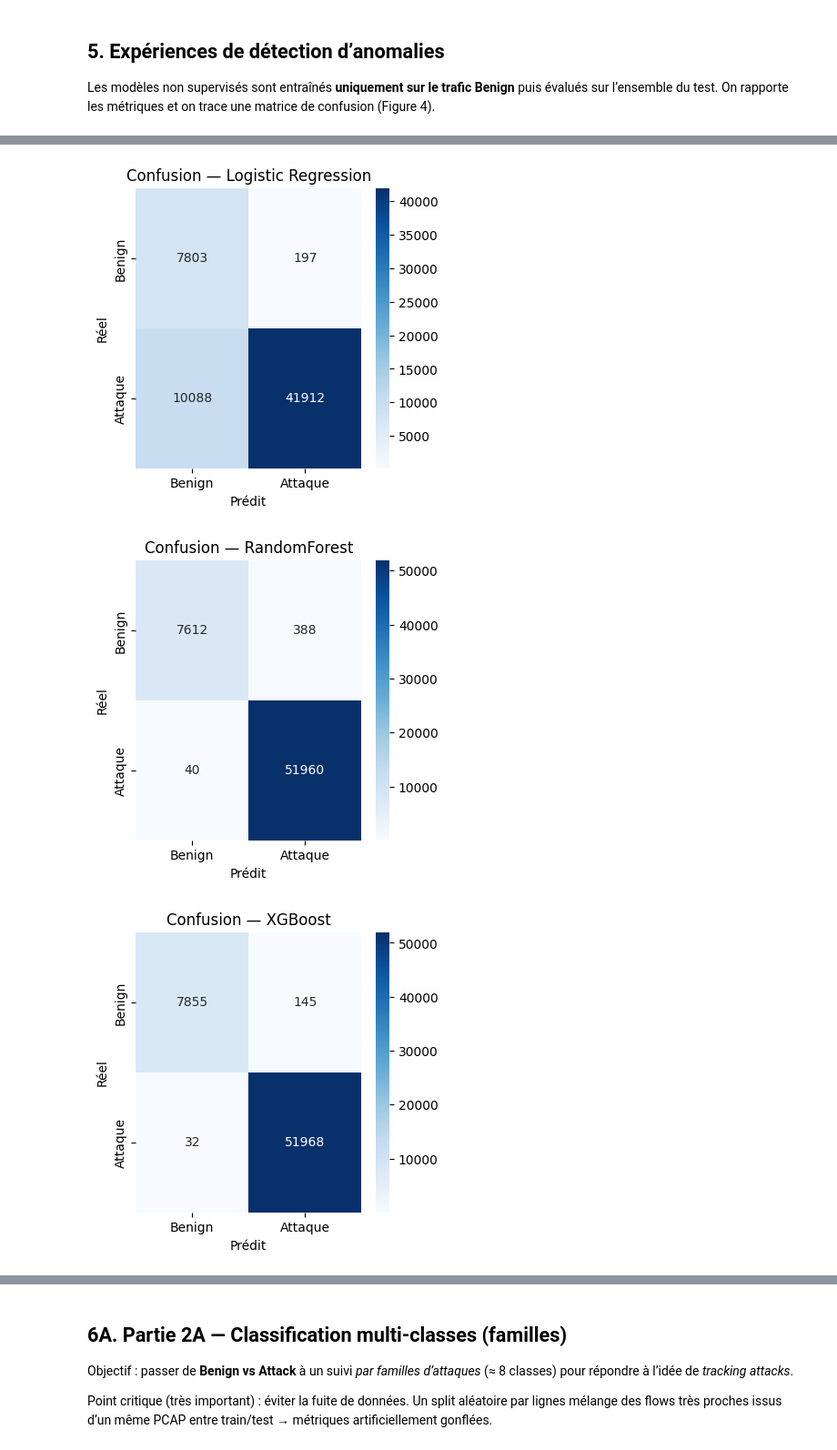
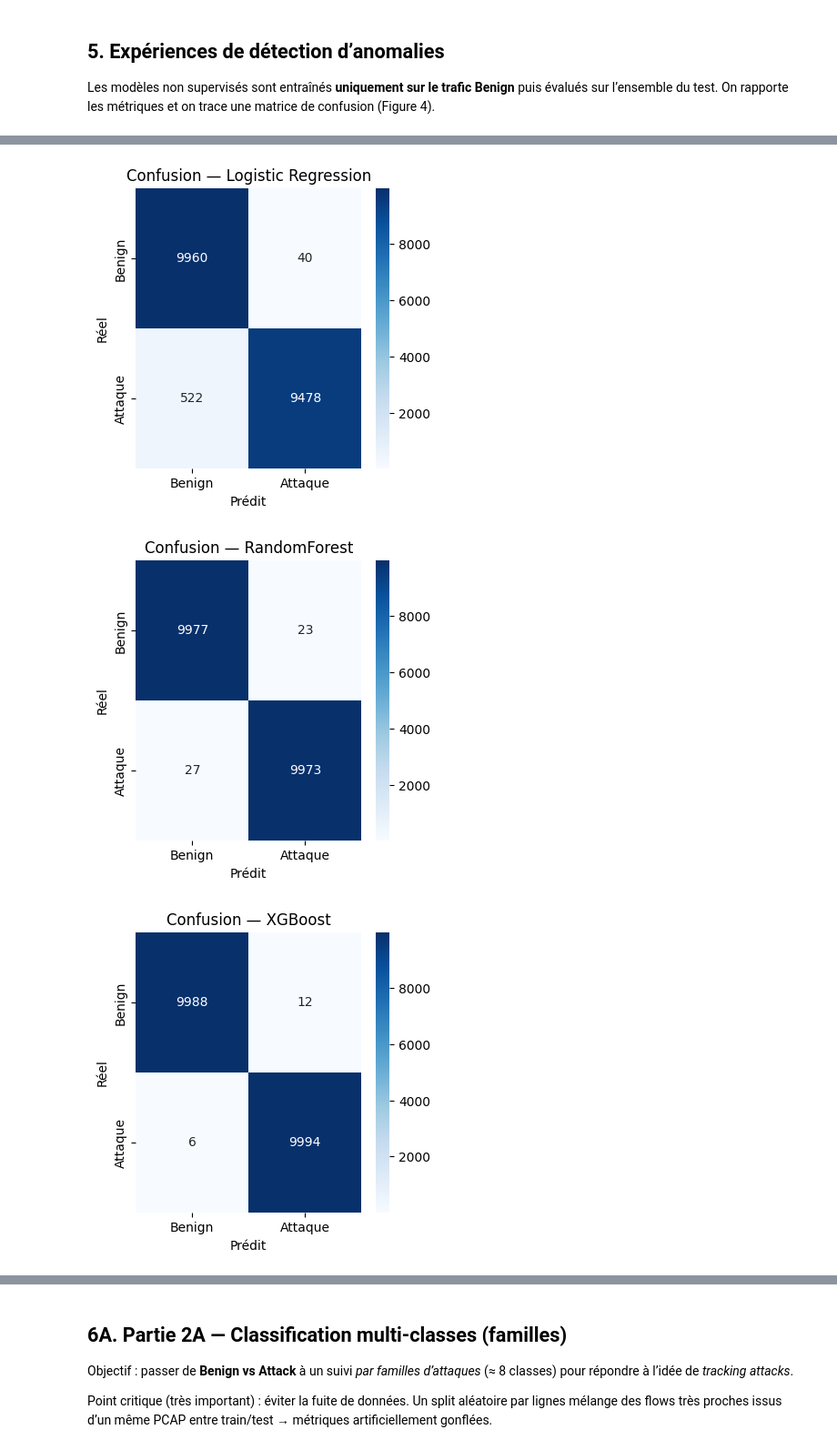
Before and after one commit to ErkannCh/mlsecu, a Jupyter notebook: mlsecu.ipynb, the cells around one changed output, grey strips where cells are left out. Shown at 91% size. Saved outputs shown, nothing was run; the diff lists cells and outputs as text; code cells hidden in the pictures.

```diff
--- a/mlsecu.ipynb
+++ b/mlsecu.ipynb
@@ -17,8 +17,8 @@ import pandas as pd
 import xgboost as xgb
 import matplotlib.pyplot as plt
 import seaborn as sns
+import tqdm
 
-from sklearn.model_selection import GroupShuffleSplit
 from sklearn.preprocessing import StandardScaler
 from sklearn.ensemble import IsolationForest, RandomForestClassifier
 from sklearn.svm import OneClassSVM
@@ -33,7 +33,6 @@ from sklearn.metrics import (
     average_precision_score,
     balanced_accuracy_score,
     matthews_corrcoef,
-	accuracy_score,
 )
 
 RANDOM_STATE = 42
@@ -56,10 +55,9 @@ CANONICAL_FAMILY = {
     "bruteforce": "BruteForce",
 }
 
-MAX_ROWS_PER_FILE = 10_000
-MAX_ROWS_PER_FAMILY = 60_000
-MAX_ROWS_TOTAL = 300_000
-MIN_SAMPLES_PER_SUBTYPE = 1_000
+MAX_ROWS_PER_FAMILY = 3_000
+MAX_ROWS_PER_SUBTYPE = 10_000
+MAX_ROWS_BINARY = 50_000
 # %% [markdown]
 ## 2. Jeu de données et protocole expérimental
 
@@ -322,9 +404,9 @@ pca_pred = (recon_error > np.quantile(train_recon_error, 0.95)).astype(int)
 
 
 
-results.append(eval_binary(binary_scenario["y_test"], iso_pred, iso_score, title=f"Non supervisé - IsolationForest"))
-results.append(eval_binary(binary_scenario["y_test"], oc_pred, oc_score, title=f"Non supervisé - OneClassSVM"))
-results.append(eval_binary(binary_scenario["y_test"], pca_pred, recon_error, title=f"Non supervisé - Erreur de reconstruction PCA"))
+results.append(eval(binary_scenario["y_test"], iso_pred, iso_score, title=f"Non supervisé - IsolationForest"))
+results.append(eval(binary_scenario["y_test"], oc_pred, oc_score, title=f"Non supervisé - OneClassSVM"))
+results.append(eval(binary_scenario["y_test"], pca_pred, recon_error, title=f"Non supervisé - PCA recon"))
 for r in results:
 	r["scenario"] = binary_scenario["name"]
 
@@ -337,6 +419,6 @@ plot_confusion_matrix(binary_scenario["y_test"], artifacts["oc_pred"],    "Confu
 plot_confusion_matrix(binary_scenario["y_test"], artifacts["pca_pred"],   "Confusion — PCA recon", class_names=["Benign", "Attaque"])
 
 unsup_df = pd.DataFrame(results)
-unsup_df = unsup_df[["scenario", "title", "precision", "recall", "auprc", "balanced_acc", "mcc", "cm"]]
+unsup_df = unsup_df[["scenario", "title", "precision", "recall", "auprc", "balanced_acc", "mcc"]]
 unsup_df
 # %% [output]
@@ -378,37 +460,37 @@ xgb_clf = xgb.XGBClassifier(
 	colsample_bytree=0.8,
 	reg_lambda=1.0,
 	min_child_weight=1,
 	tree_method="hist",
 	eval_metric="logloss",
 	random_state=RANDOM_STATE,
 	n_jobs=-1,
 )
 xgb_clf.fit(binary_scenario["X_train"], binary_scenario["y_train"])
 xgb_score = xgb_clf.predict_proba(binary_scenario["X_test"])[:, 1]
 xgb_pred = (xgb_score >= 0.5).astype(int)
 
 
 
-results.append(eval_binary(binary_scenario["y_test"], lr_pred, lr_score, title=f"Supervisé - Régression logistique"))
-results.append(eval_binary(binary_scenario["y_test"], rf_pred, rf_score, title=f"Supervisé - Forêt aléatoire"))
-results.append(eval_binary(binary_scenario["y_test"], xgb_pred, xgb_score, title=f"Supervisé - XGBoost (CPU hist)"))
+results.append(eval(binary_scenario["y_test"], lr_pred, lr_score, title=f"Régression logistique"))
+results.append(eval(binary_scenario["y_test"], rf_pred, rf_score, title=f"RandomForest"))
+results.append(eval(binary_scenario["y_test"], xgb_pred, xgb_score, title=f"XGBoost"))
 
 artifacts["lr_pred"] = lr_pred
 artifacts["rf_pred"] = rf_pred
 artifacts["xgb_pred"] = xgb_pred
 artifacts["xgb_model"] = xgb_clf
 
 for r in results:
 	r["scenario"] = binary_scenario["name"]
 
 plot_confusion_matrix(binary_scenario["y_test"], artifacts["lr_pred"], "Confusion — Logistic Regression", class_names=["Benign", "Attaque"])
 plot_confusion_matrix(binary_scenario["y_test"], artifacts["rf_pred"], "Confusion — RandomForest", class_names=["Benign", "Attaque"])
 plot_confusion_matrix(binary_scenario["y_test"], artifacts["xgb_pred"], "Confusion — XGBoost", class_names=["Benign", "Attaque"])
 
 sup_df = pd.DataFrame(results)
-sup_df = sup_df[["scenario", "title", "precision", "recall", "auprc", "balanced_acc", "mcc", "cm"]]
+sup_df = sup_df[["scenario", "title", "precision", "recall", "auprc", "balanced_acc", "mcc"]]
 sup_df
 # %% [output]
-[figure, old version]
+[figure, new version]
-[figure, old version]
+[figure, new version]
-[figure, old version]
+[figure, new version]
```
Also changed, not shown: parts of 11 cells of this notebook, 1 other file.
